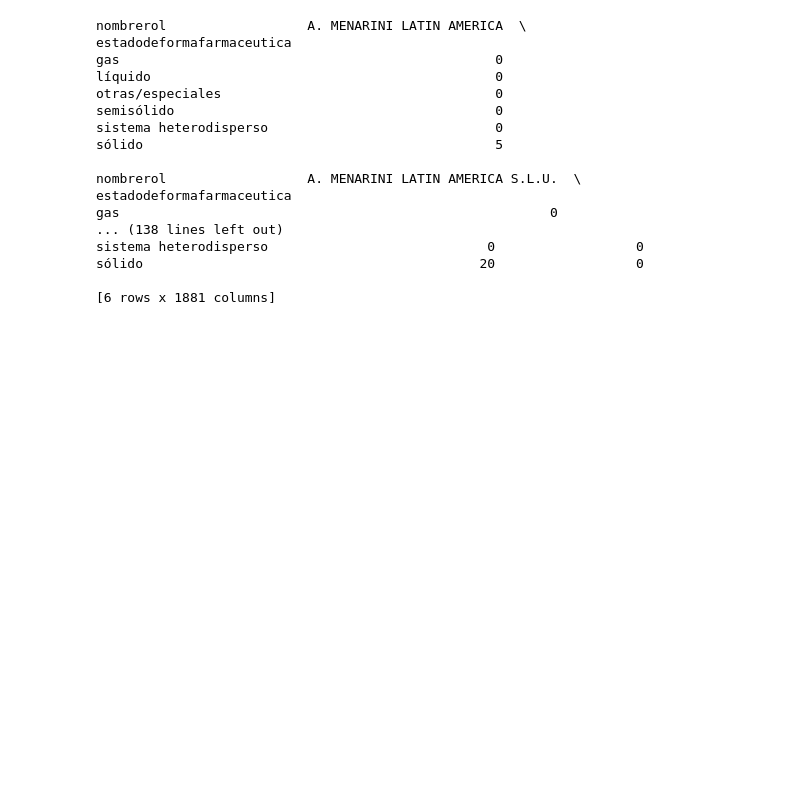
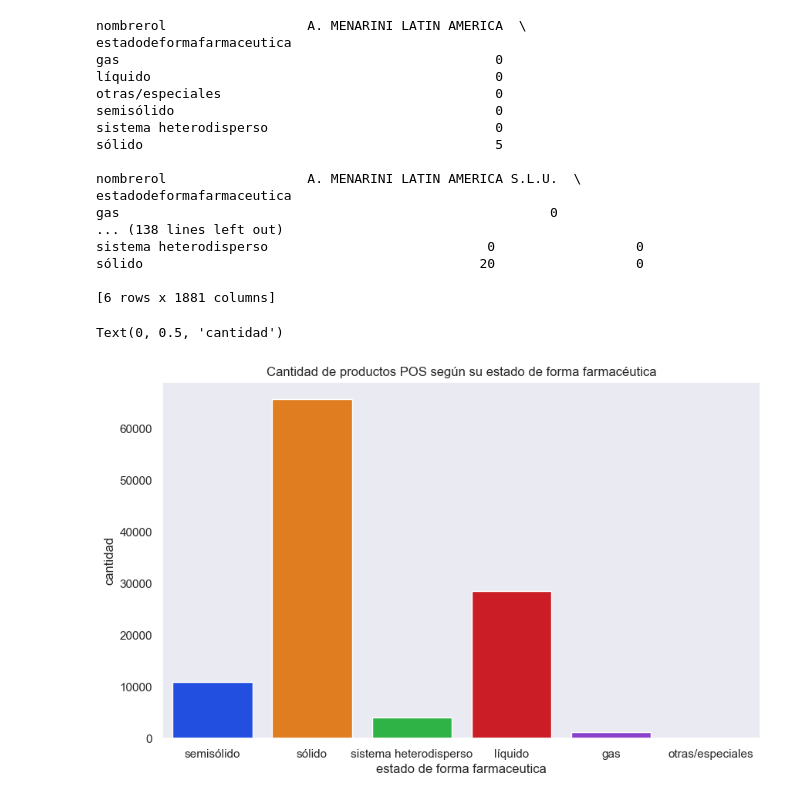
Before and after one commit to GustavoAPP/Trabajo_Acompa-amiento_Ciencia_de_Datos_Grupo_5, a Jupyter notebook: Código python.ipynb, the cells around one changed output. Drawn from its saved outputs; the diff is of its cells as text; code cells hidden in the pictures; blank space fills up the shorter version.

```diff
--- a/Código python.ipynb
+++ b/Código python.ipynb
@@ -272,0 +275,11 @@ sólido                                           20                  0
+# %%
+sns.set(style="dark", palette= "bright")
+plt.figure(figsize=(10, 6))
+
+sns.countplot(x= "estadodeformafarmaceutica", data=df)
+plt.title("Cantidad de productos POS según su estado de forma farmacéutica")
+plt.xlabel("estado de forma farmaceutica")
+plt.ylabel("cantidad")
+# %% [output]
+Text(0, 0.5, 'cantidad')
+[figure, added]
```
Also changed, not shown: parts of 3 cells of this notebook.
